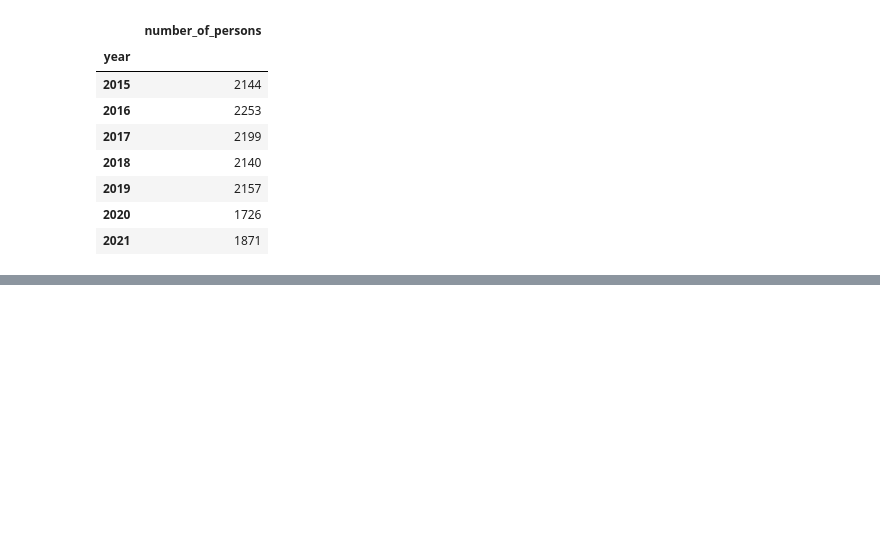
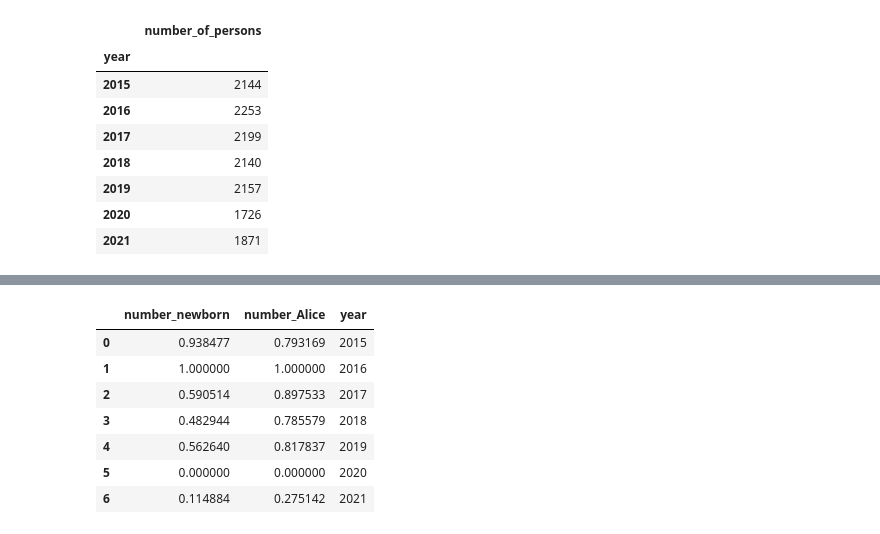
Before and after one commit to yanapiskovaya/Column-and-Alice, a Jupyter notebook: Alice.ipynb, the cells around one changed output, grey strips where cells are left out. Saved outputs shown, nothing was run; the diff lists cells and outputs as text; code cells hidden in the pictures; blank space fills up the shorter version.

```diff
--- a/Alice.ipynb
+++ b/Alice.ipynb
@@ -110,0 +153,12 @@ array([[<AxesSubplot:title={'center':'number_of_persons'}>]], dtype=object)
+# %%
+all_data_scaling ['year'] = [2015,2016,2017,2018,2019,2020,2021]
+all_data_scaling
+# %% [output]
+|  | number_newborn | number_Alice | year |
+| 0 | 0.938477 | 0.793169 | 2015 |
+| 1 | 1.000000 | 1.000000 | 2016 |
+| 2 | 0.590514 | 0.897533 | 2017 |
+| 3 | 0.482944 | 0.785579 | 2018 |
+| 4 | 0.562640 | 0.817837 | 2019 |
+| 5 | 0.000000 | 0.000000 | 2020 |
+| 6 | 0.114884 | 0.275142 | 2021 |
```
Also changed, not shown: parts of 19 cells of this notebook.
